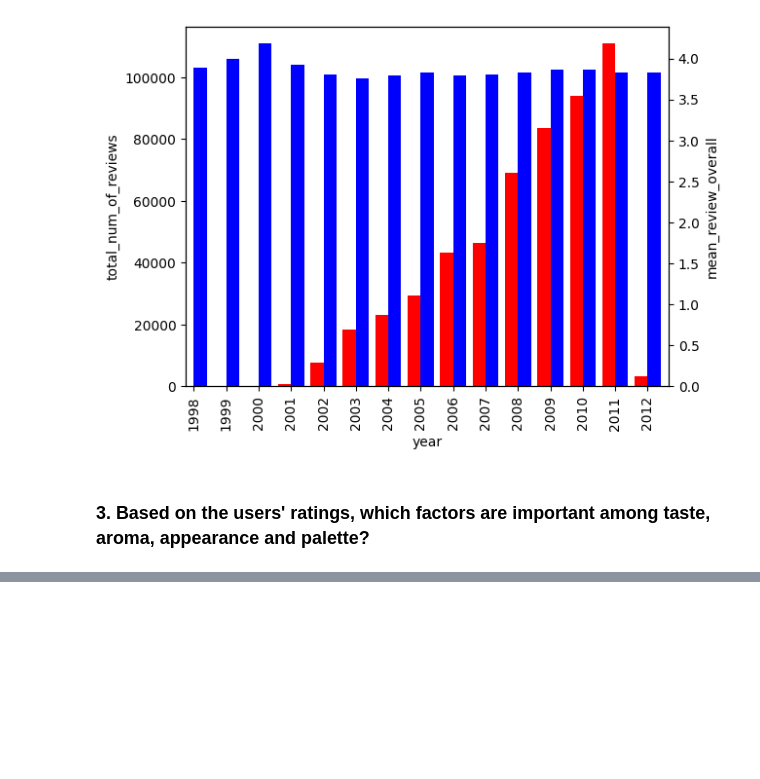
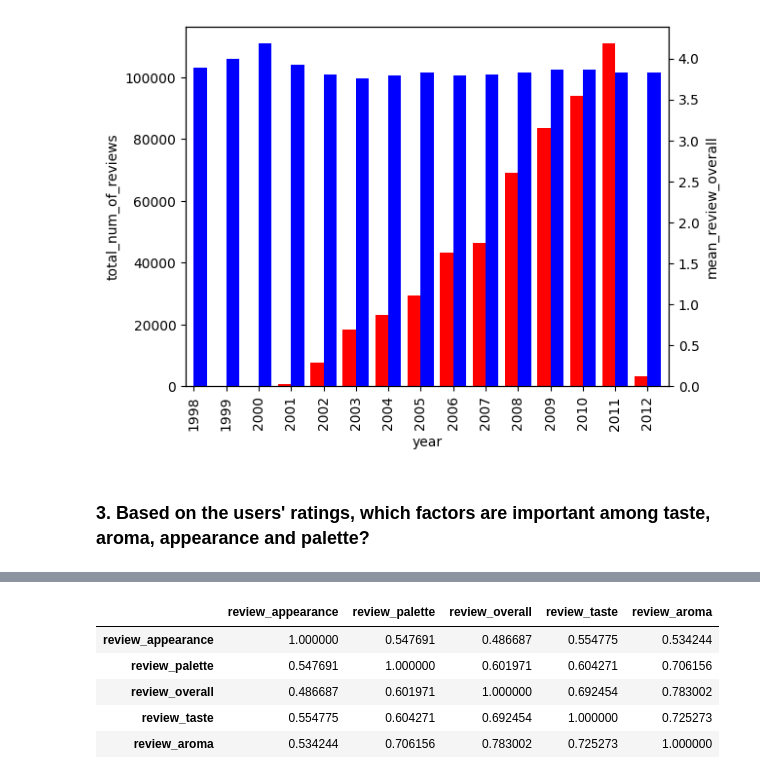
Before and after one commit to INA-95/beer_data_analysis, a Jupyter notebook: beer_data_analysis.ipynb, the cells around one changed output, grey strips where cells are left out. Saved outputs shown, nothing was run; the diff lists cells and outputs as text; code cells hidden in the pictures; blank space fills up the shorter version.

```diff
--- a/beer_data_analysis.ipynb
+++ b/beer_data_analysis.ipynb
@@ -144,0 +125,10 @@ df.corr(method = 'pearson')
+# %%
+corr_df = df[['review_appearance', 'review_palette', 'review_overall', 'review_taste', 'review_aroma']]
+corr_df.corr(method = 'pearson')
+# %% [output]
+|  | review_appearance | review_palette | review_overall | review_taste | review_aroma |
+| review_appearance | 1.000000 | 0.547691 | 0.486687 | 0.554775 | 0.534244 |
+| review_palette | 0.547691 | 1.000000 | 0.601971 | 0.604271 | 0.706156 |
+| review_overall | 0.486687 | 0.601971 | 1.000000 | 0.692454 | 0.783002 |
+| review_taste | 0.554775 | 0.604271 | 0.692454 | 1.000000 | 0.725273 |
+| review_aroma | 0.534244 | 0.706156 | 0.783002 | 0.725273 | 1.000000 |
```
Also changed, not shown: parts of 6 cells of this notebook.
